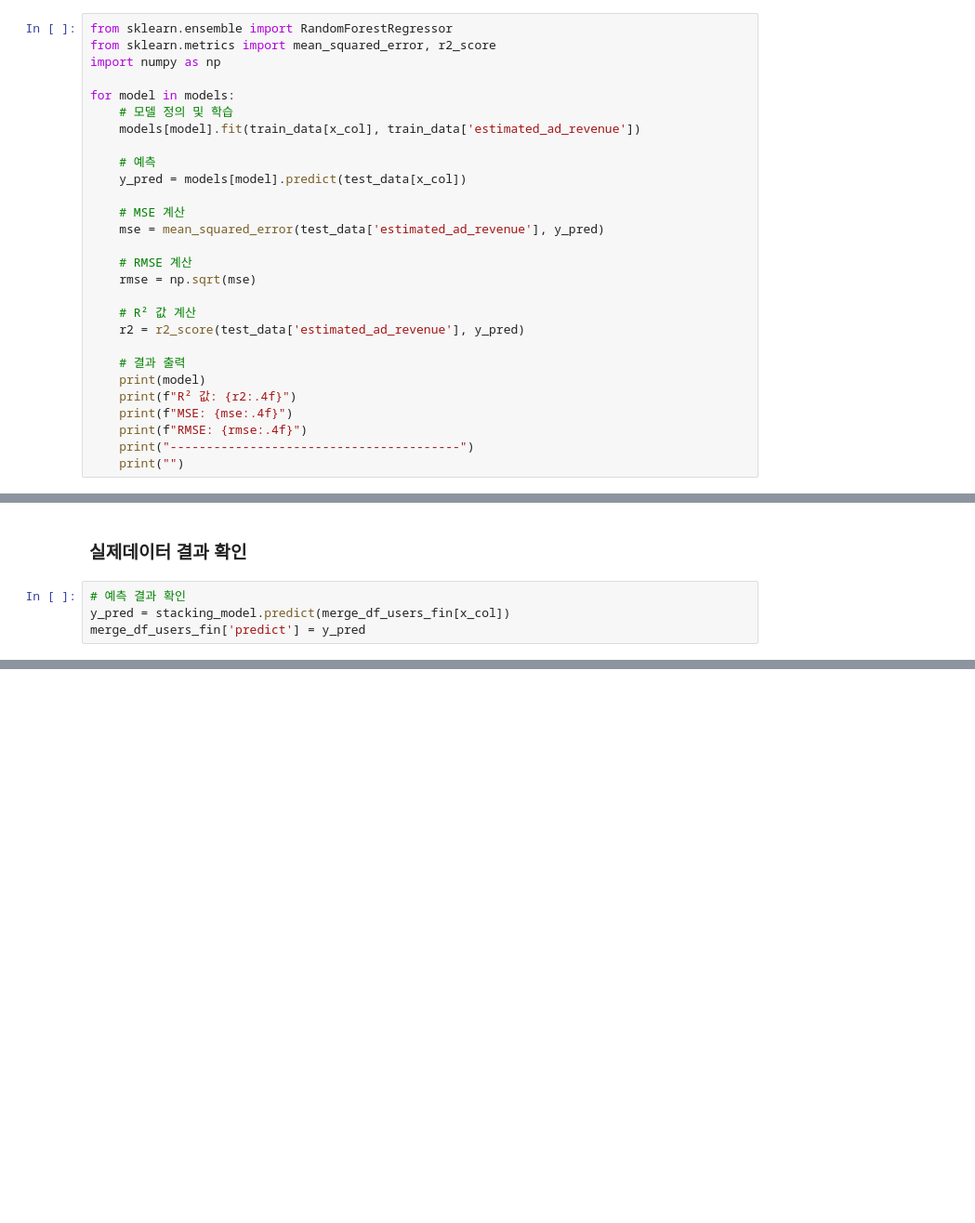
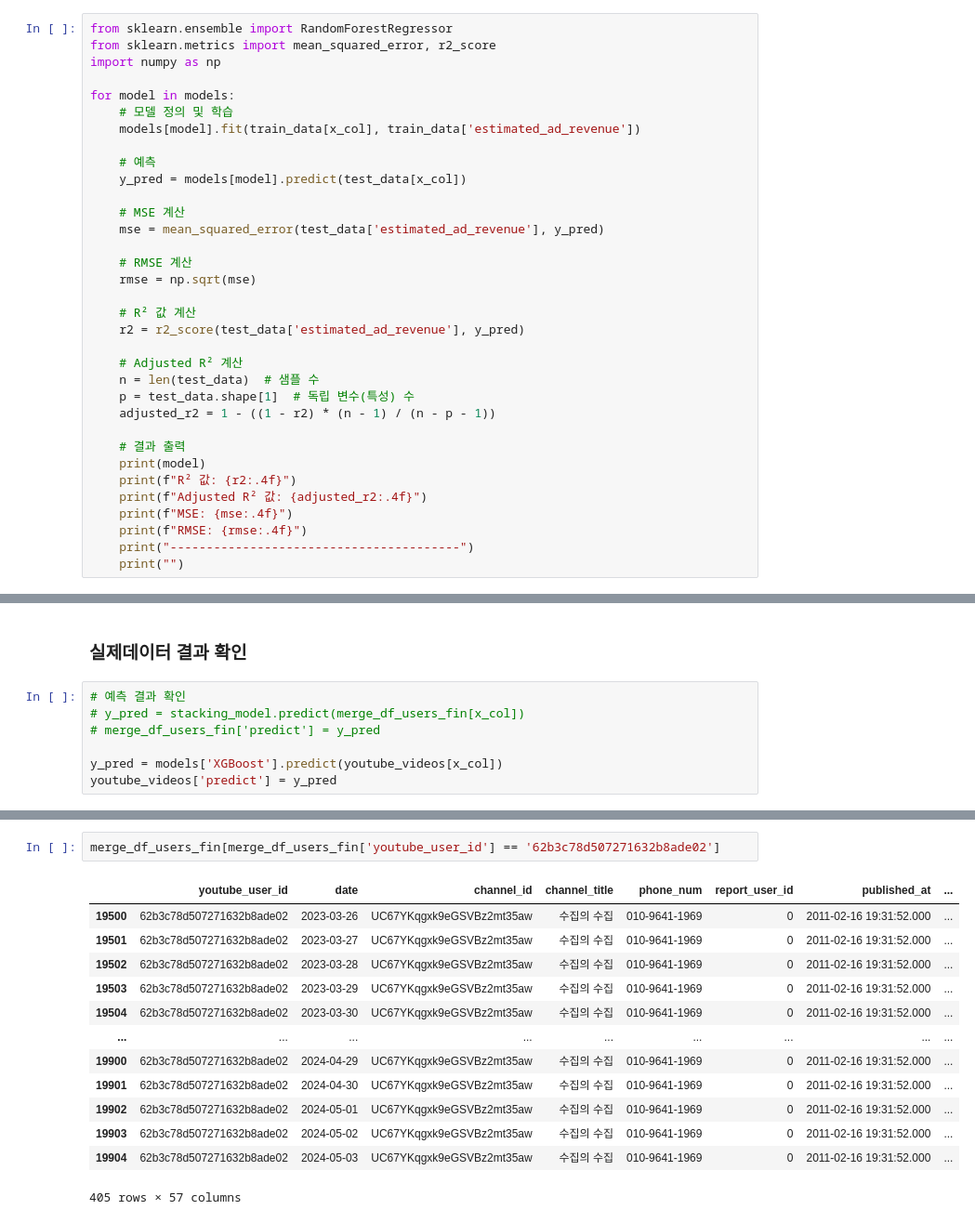
Before and after one commit to kkwann/awake, a Jupyter notebook: 5.Modeling(3).ipynb, the cells around one changed output, grey strips where cells are left out. Shown at 93% size. Cells and saved outputs as stored; diff of their text form; blank space fills up the shorter version.

```diff
--- a/5.Modeling(3).ipynb
+++ b/5.Modeling(3).ipynb
@@ -119,9 +112,15 @@ for model in models:
     # R² 값 계산
     r2 = r2_score(test_data['estimated_ad_revenue'], y_pred)
 
+    # Adjusted R² 계산
+    n = len(test_data)  # 샘플 수
+    p = test_data.shape[1]  # 독립 변수(특성) 수
+    adjusted_r2 = 1 - ((1 - r2) * (n - 1) / (n - p - 1))
+
     # 결과 출력
     print(model)
     print(f"R² 값: {r2:.4f}")
+    print(f"Adjusted R² 값: {adjusted_r2:.4f}")
     print(f"MSE: {mse:.4f}")
     print(f"RMSE: {rmse:.4f}")
     print("----------------------------------------")
@@ -507,7 +570,10 @@ print(f"스태킹 앙상블 모델 RMSE: {rmse:.4f}")
 ### 실제데이터 결과 확인
 # %%
 # 예측 결과 확인
-y_pred = stacking_model.predict(merge_df_users_fin[x_col])
-merge_df_users_fin['predict'] = y_pred
+# y_pred = stacking_model.predict(merge_df_users_fin[x_col])
+# merge_df_users_fin['predict'] = y_pred
+
+y_pred = models['XGBoost'].predict(youtube_videos[x_col])
+youtube_videos['predict'] = y_pred
 # %%
 # 계정별 구독자수 평균, 구독자 예측수 평균 비교
@@ -585,0 +656,16 @@ array([], dtype=object)
+# %%
+merge_df_users_fin[merge_df_users_fin['youtube_user_id'] == '62b3c78d507271632b8ade02']
+# %% [output]
+|  | youtube_user_id | date | channel_id | channel_title | phone_num | report_user_id | published_at | ... |
+| 19500 | 62b3c78d507271632b8ade02 | 2023-03-26 | UC67YKqgxk9eGSVBz2mt35aw | 수집의 수집 | 010-9641-1969 | 0 | 2011-02-16 19:31:52.000 | ... |
+| 19501 | 62b3c78d507271632b8ade02 | 2023-03-27 | UC67YKqgxk9eGSVBz2mt35aw | 수집의 수집 | 010-9641-1969 | 0 | 2011-02-16 19:31:52.000 | ... |
+| 19502 | 62b3c78d507271632b8ade02 | 2023-03-28 | UC67YKqgxk9eGSVBz2mt35aw | 수집의 수집 | 010-9641-1969 | 0 | 2011-02-16 19:31:52.000 | ... |
+| 19503 | 62b3c78d507271632b8ade02 | 2023-03-29 | UC67YKqgxk9eGSVBz2mt35aw | 수집의 수집 | 010-9641-1969 | 0 | 2011-02-16 19:31:52.000 | ... |
+| 19504 | 62b3c78d507271632b8ade02 | 2023-03-30 | UC67YKqgxk9eGSVBz2mt35aw | 수집의 수집 | 010-9641-1969 | 0 | 2011-02-16 19:31:52.000 | ... |
+| ... | ... | ... | ... | ... | ... | ... | ... | ... |
+| 19900 | 62b3c78d507271632b8ade02 | 2024-04-29 | UC67YKqgxk9eGSVBz2mt35aw | 수집의 수집 | 010-9641-1969 | 0 | 2011-02-16 19:31:52.000 | ... |
+| 19901 | 62b3c78d507271632b8ade02 | 2024-04-30 | UC67YKqgxk9eGSVBz2mt35aw | 수집의 수집 | 010-9641-1969 | 0 | 2011-02-16 19:31:52.000 | ... |
+| 19902 | 62b3c78d507271632b8ade02 | 2024-05-01 | UC67YKqgxk9eGSVBz2mt35aw | 수집의 수집 | 010-9641-1969 | 0 | 2011-02-16 19:31:52.000 | ... |
+| 19903 | 62b3c78d507271632b8ade02 | 2024-05-02 | UC67YKqgxk9eGSVBz2mt35aw | 수집의 수집 | 010-9641-1969 | 0 | 2011-02-16 19:31:52.000 | ... |
+| 19904 | 62b3c78d507271632b8ade02 | 2024-05-03 | UC67YKqgxk9eGSVBz2mt35aw | 수집의 수집 | 010-9641-1969 | 0 | 2011-02-16 19:31:52.000 | ... |
+405 rows × 57 columns
```
Also changed, not shown: parts of 31 cells of this notebook, 1 other file.
